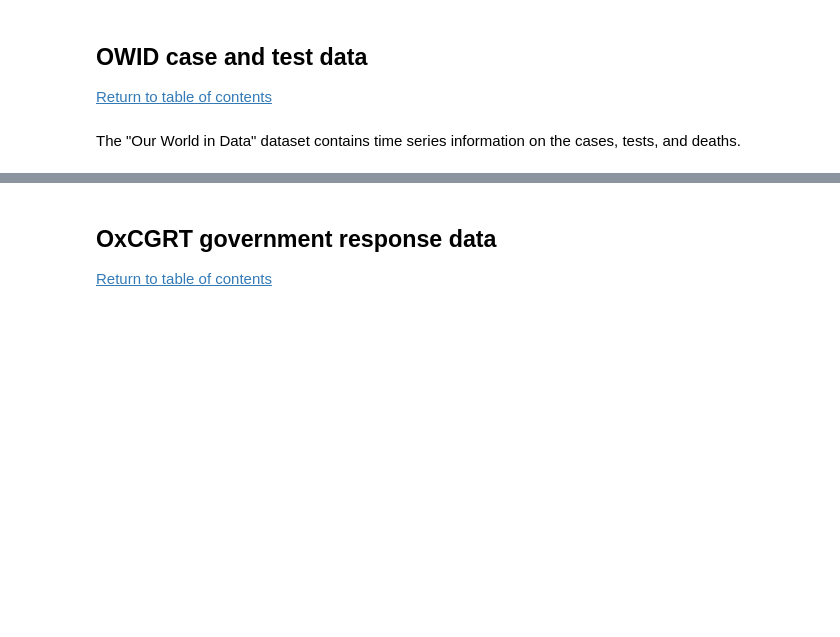
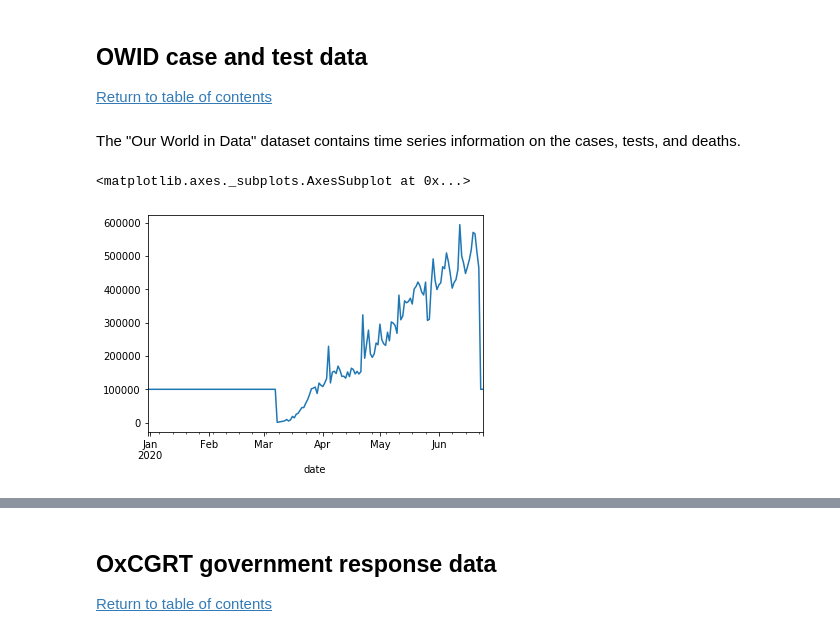
Before and after one commit to mgudorf/datsci, a Jupyter notebook: capstone2/COVID19_data_cleaning_and_exploration.ipynb, the cells around one changed output, grey strips where cells are left out. Saved outputs shown, nothing was run; the diff lists cells and outputs as text; code cells hidden in the pictures; blank space fills up the shorter version.

```diff
--- a/capstone2/COVID19_data_cleaning_and_exploration.ipynb
+++ b/capstone2/COVID19_data_cleaning_and_exploration.ipynb
@@ -465,6 +465,11 @@ The "Our World in Data" dataset contains time series information on the cases, t
 owid_df =pd.read_csv('./covid-19-data/public/data/owid-covid-data.csv')
 # owid_df= owid_df[owid_df.new_cases_per_million > 0])#.new_cases_per_thousand.
 owid_df = regularize_names(owid_df, datekey='date', locationkey='location').set_index(['location', 'date']).sort_index()
+# %%
+owid_df.loc['United States','new_tests'].fillna(100000).plot()
+# %% [output]
+<matplotlib.axes._subplots.AxesSubplot at 0x...>
+[figure, added]
 # %%
 owid_df.sample(5)
 # %% [output]
```
Also changed, not shown: parts of 15 cells of this notebook, 3 other files.
